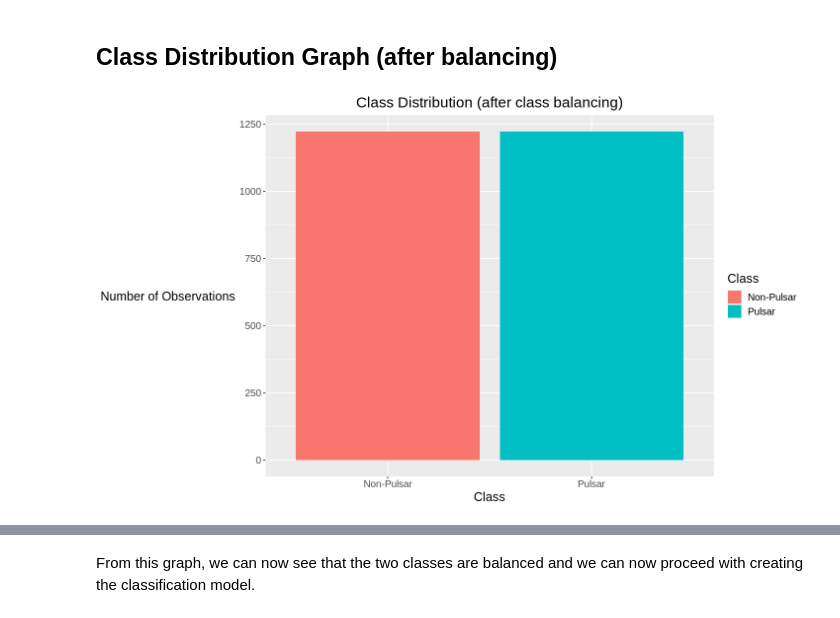
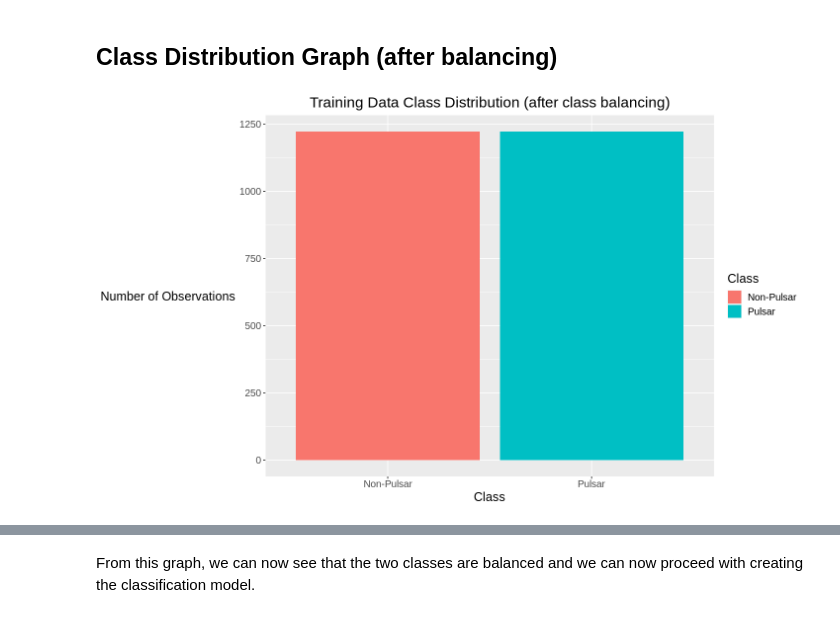
Before and after one commit to IDEKENTERPRISES/dsci-pulsar, a Jupyter notebook: final_code.ipynb, the cells around one changed output, grey strips where cells are left out. Drawn from its saved outputs; the diff is of its cells as text; code cells hidden in the pictures.

```diff
--- a/final_code.ipynb
+++ b/final_code.ipynb
@@ -170,14 +196,14 @@ A tibble: 2444 × 10
 ## Class Distribution Graph (after balancing)
 # %%
 options(repr.plot.width = 12, repr.plot.height = 7)
-class_distribution_plot <- pulsar_data_training |>
+class_distribution_plot_1 <- pulsar_data_training |>
                            mutate(class = case_when(class == "non_pulsar" ~ "Non-Pulsar",
                                                     class == "pulsar" ~ "Pulsar")) |> # Change class names (only for this plot) to titlecase for readability.
                            ggplot(aes(x = class, fill = class)) +
-                           geom_bar() + labs(x = "Class", y = "Number of Observations", title = "Class Distribution (after class balancing)", fill = "Class") +
+                           geom_bar() + labs(x = "Class", y = "Number of Observations", title = "Training Data Class Distribution (after class balancing)", fill = "Class") +
                            theme(text = element_text(size = 15),
                                  plot.title = element_text(hjust = 0.5),
                                  axis.title.y = element_text(angle = 0, vjust = 0.5, margin = margin(r = 5, unit = "pt")))
-class_distribution_plot
+class_distribution_plot_1
 # %% [output]
-[figure, old version]
+[figure, new version]
```
Also changed, not shown: parts of 9 cells of this notebook.
